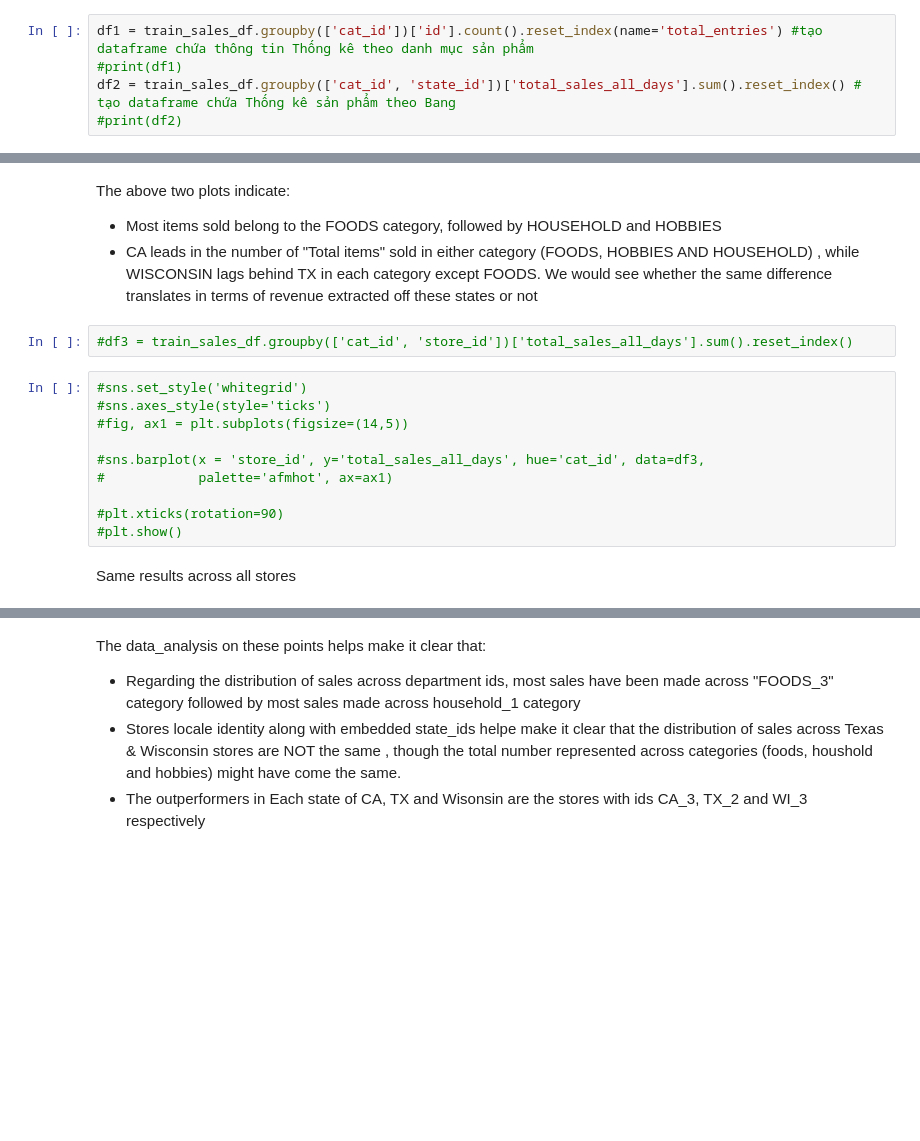
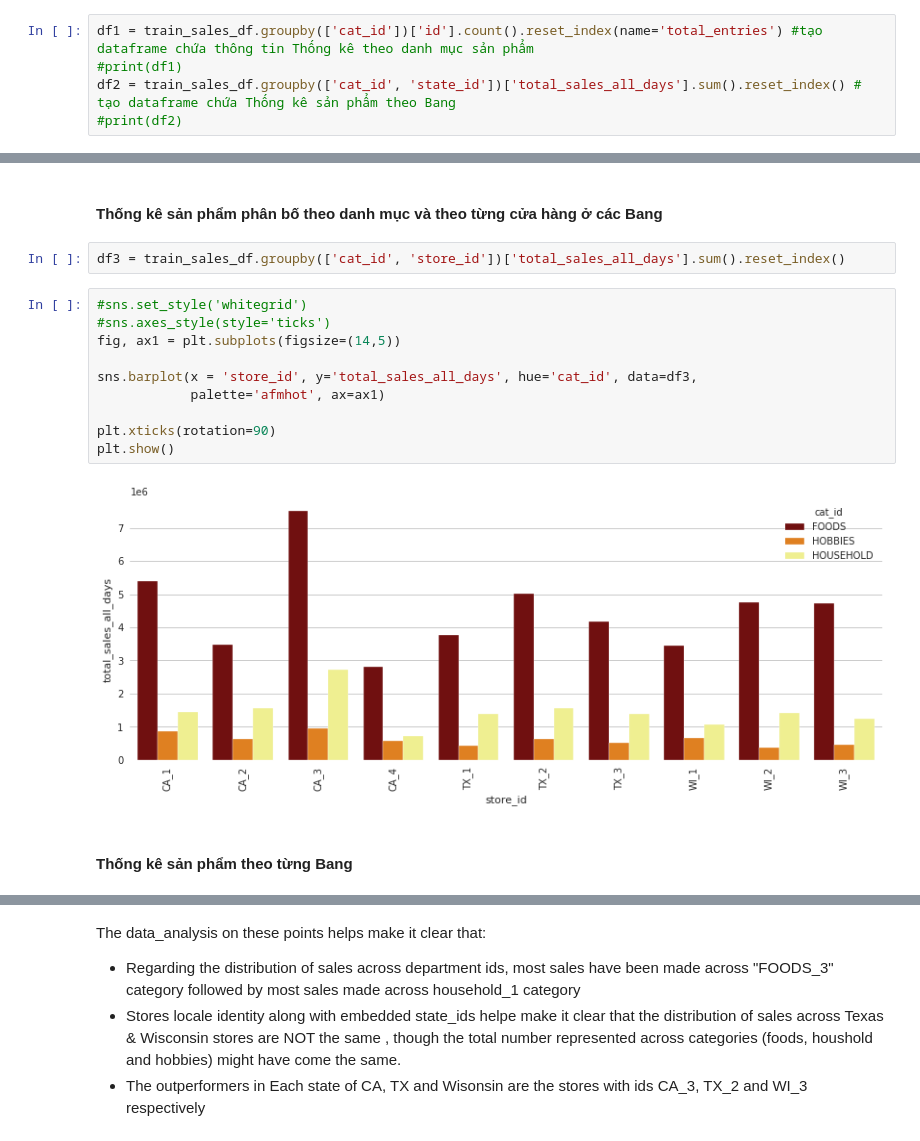
Before and after one commit to nguyenvudev20/mse22.python4engineer, a Jupyter notebook: Bai_1_one_tutorial_to_understand_all_m5_forecasting.ipynb, the cells around one changed output, grey strips where cells are left out. Drawn from its saved outputs; the diff is of its cells as text; blank space fills up the shorter version.

```diff
--- a/Bai_1_one_tutorial_to_understand_all_m5_forecasting.ipynb
+++ b/Bai_1_one_tutorial_to_understand_all_m5_forecasting.ipynb
@@ -241,24 +180,24 @@ plt.xticks(rotation=90)
 plt.show()
 # %% [output]
 [figure]
-# %% [markdown]
-The above two plots indicate:
-- Most items sold belong to the FOODS category, followed by HOUSEHOLD and HOBBIES
-- CA leads in the number of "Total items" sold in either category (FOODS, HOBBIES AND HOUSEHOLD) , while WISCONSIN lags behind TX in each category except FOODS. We would see whether the same difference translates in terms of revenue extracted off these states or not
+# %% [markdown]
+#### Thống kê sản phẩm phân bố theo danh mục và theo từng cửa hàng ở các Bang
 # %%
-#df3 = train_sales_df.groupby(['cat_id', 'store_id'])['total_sales_all_days'].sum().reset_index()
+df3 = train_sales_df.groupby(['cat_id', 'store_id'])['total_sales_all_days'].sum().reset_index()
 # %%
 #sns.set_style('whitegrid')
 #sns.axes_style(style='ticks')
-#fig, ax1 = plt.subplots(figsize=(14,5))
+fig, ax1 = plt.subplots(figsize=(14,5))
 
-#sns.barplot(x = 'store_id', y='total_sales_all_days', hue='cat_id', data=df3,
-#            palette='afmhot', ax=ax1)
+sns.barplot(x = 'store_id', y='total_sales_all_days', hue='cat_id', data=df3,
+            palette='afmhot', ax=ax1)
 
-#plt.xticks(rotation=90)
-#plt.show()
+plt.xticks(rotation=90)
+plt.show()
+# %% [output]
+[figure, added]
-# %% [markdown]
-Same results across all stores
+# %% [markdown]
+#### Thống kê sản phẩm theo từng Bang
 # %%
 df = train_sales_df.groupby(['state_id', 'cat_id'])['id'].count().reset_index(name='num_sales_by_category')
 fig = px.bar(df, x="state_id", y="num_sales_by_category",
```
Also changed, not shown: parts of 39 cells of this notebook.
